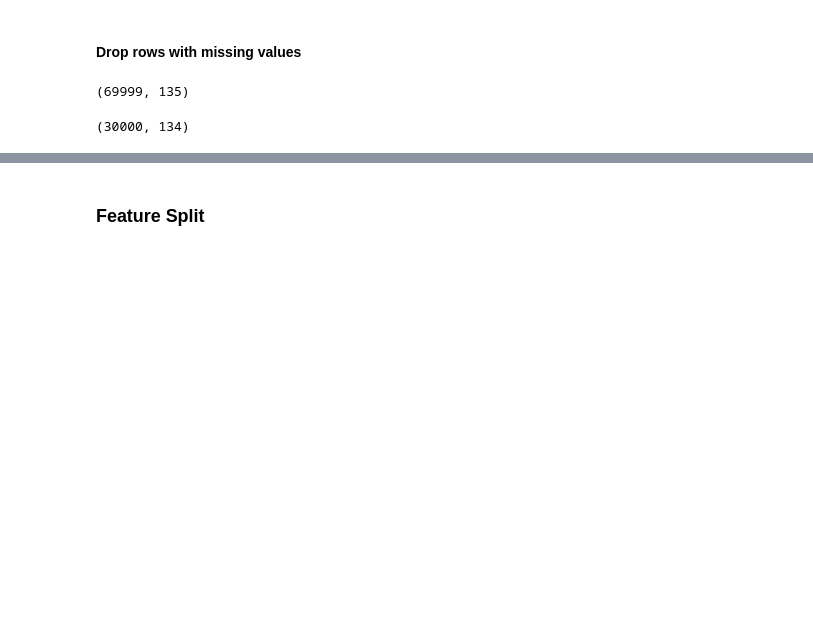
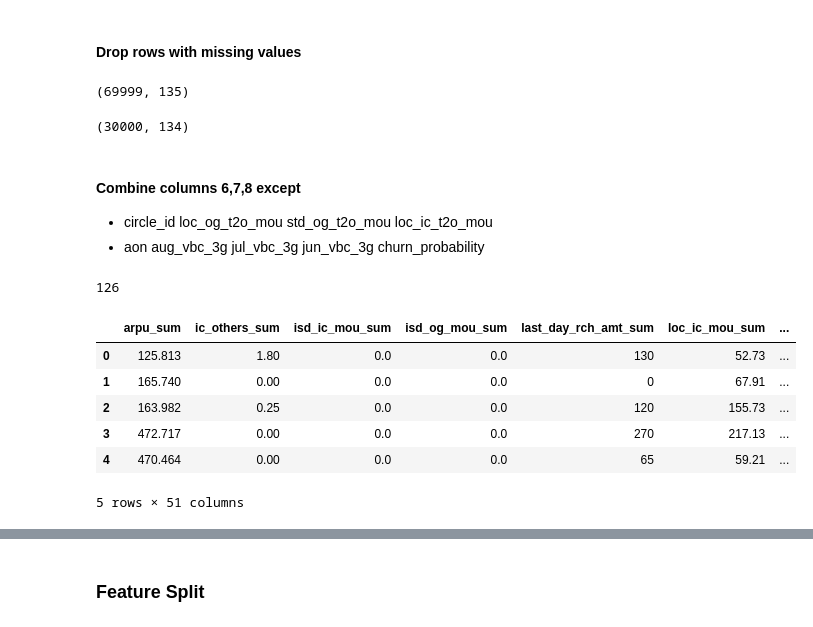
Before and after one commit to krishnajiraoh/upGrad_telecom_churn_case_study_group, a Jupyter notebook: KaggleCaseStudy.ipynb, the cells around one changed output, grey strips where cells are left out. Cells and saved outputs as stored; diff of their text form; code cells hidden in the pictures; blank space fills up the shorter version.

```diff
--- a/KaggleCaseStudy.ipynb
+++ b/KaggleCaseStudy.ipynb
@@ -152,3 +208,41 @@ test_df.dropna(inplace=True)
 test_df.shape
 # %% [output]
 (30000, 134)
+# %% [markdown]
+#### Combine columns 6,7,8 except
+- circle_id  loc_og_t2o_mou  std_og_t2o_mou loc_ic_t2o_mou
+- aon    aug_vbc_3g    jul_vbc_3g   jun_vbc_3g churn_probability
+# %%
+reg_cols = ["circle_id", "loc_og_t2o_mou" , "std_og_t2o_mou" ,"loc_ic_t2o_mou", "aon" ,   "aug_vbc_3g" ,   "jul_vbc_3g" ,  "jun_vbc_3g" ,"churn_probability"]
+reg_cols = set(reg_cols)
+
+cols = set(train_df.columns)
+
+rep_cols = sorted(list(reg_cols.symmetric_difference(cols)))
+print(len(rep_cols))
+
+reg_cols = list(reg_cols)
+reg_cols_test = [col for col in reg_cols if col != 'churn_probability']
+
+feat_engg_df = pd.DataFrame()
+feat_engg_df_test = pd.DataFrame()
+
+i=0
+while(i<len(rep_cols)):
+    col_name = rep_cols[i][:-1] + "sum"
+    feat_engg_df.loc[:,col_name] = np.sum(train_df.loc[:,[rep_cols[i], rep_cols[i+1], rep_cols[i+2]]],axis=1)
+    feat_engg_df_test.loc[:,col_name] = np.sum(test_df.loc[:,[rep_cols[i], rep_cols[i+1], rep_cols[i+2]]],axis=1)
+    i = i + 3
+
+feat_engg_df[reg_cols] = train_df[reg_cols]
+feat_engg_df_test[reg_cols_test] = test_df[reg_cols_test]
+feat_engg_df.head()
+# %% [output]
+126
+|  | arpu_sum | ic_others_sum | isd_ic_mou_sum | isd_og_mou_sum | last_day_rch_amt_sum | loc_ic_mou_sum | ... |
+| 0 | 125.813 | 1.80 | 0.0 | 0.0 | 130 | 52.73 | ... |
+| 1 | 165.740 | 0.00 | 0.0 | 0.0 | 0 | 67.91 | ... |
+| 2 | 163.982 | 0.25 | 0.0 | 0.0 | 120 | 155.73 | ... |
+| 3 | 472.717 | 0.00 | 0.0 | 0.0 | 270 | 217.13 | ... |
+| 4 | 470.464 | 0.00 | 0.0 | 0.0 | 65 | 59.21 | ... |
+5 rows × 51 columns
```
Also changed, not shown: parts of 26 cells of this notebook, 1 other file.
